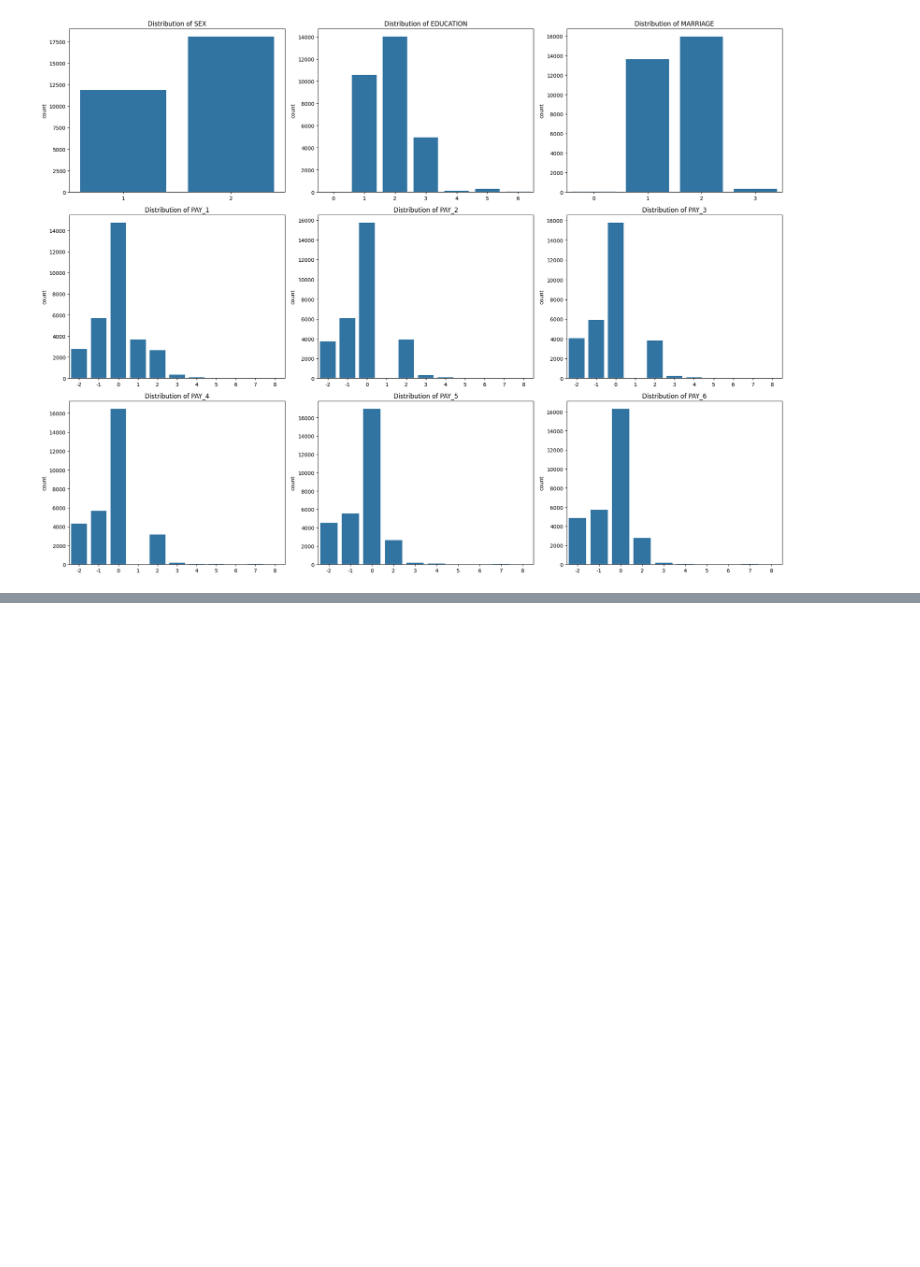
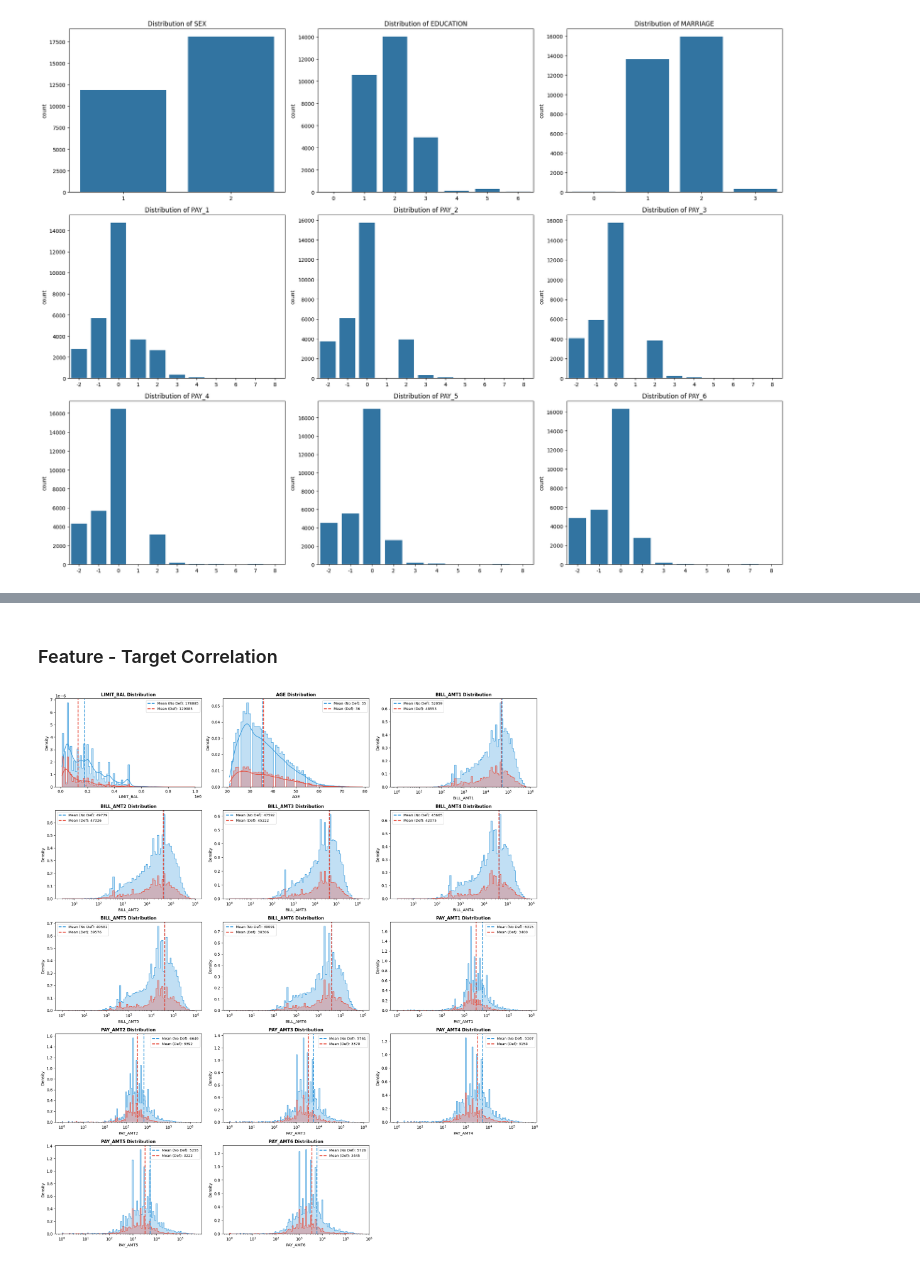
Before and after one commit to dakboiszzz/credit-default-insights, a Jupyter notebook: notebooks/data_exploration.ipynb, the cells around one changed output, grey strips where cells are left out. Cells and saved outputs as stored; diff of their text form; code cells hidden in the pictures; blank space fills up the shorter version.

```diff
--- a/notebooks/data_exploration.ipynb
+++ b/notebooks/data_exploration.ipynb
@@ -268,0 +428,53 @@ From the graphs we can see that the distribution is somewhat inconsistent with t
+# %% [markdown]
+### Feature - Target Correlation
+# %%
+
+numerical_features = ['LIMIT_BAL', 'AGE'] + [f'BILL_AMT{i}' for i in range(1, 7)] + [f'PAY_AMT{i}' for i in range(1, 7)]
+
+# 2. Setup Target
+target = 'DEFAULT'
+class_labels = {0: 'No Default', 1: 'Default'}
+colors = {0: '#3498db', 1: '#e74c3c'} # Blue for Good, Red for Bad
+
+# 3. Calculate grid size
+n_cols_to_plot = len(numerical_features)
+n_rows = math.ceil(n_cols_to_plot / 3)
+n_cols_grid = min(3, n_cols_to_plot)
+
+# 4. Create Figure
+fig, axes = plt.subplots(n_rows, n_cols_grid, figsize=(18, n_rows * 4))
+if n_rows > 1: axes = axes.flatten()
+
+# 5. The Loop
+for i, col in enumerate(numerical_features):
+    ax = axes[i]
+
+    # Calculate means for the vertical lines
+    mean_0 = df[df[target] == 0][col].mean()
+    mean_1 = df[df[target] == 1][col].mean()
+
+    # PLOT: Histogram
+    # We use log_scale=True for Bill/Pay Amounts because financial data is often heavily skewed
+    # (Lots of people with $0 bills, few with $1M bills)
+    use_log = 'AMT' in col
+
+    sns.histplot(data=df, x=col, hue=target, hue_order=[1, 0],
+                 kde=True, element='step', stat='density', # Density helps compare groups of different sizes
+                 ax=ax, palette=colors, alpha=0.3, log_scale=use_log)
+
+    # Add Vertical Mean Lines
+    ax.axvline(mean_0, color=colors[0], linestyle='--', linewidth=2, label=f'Mean (No Def): {mean_0:.0f}')
+    ax.axvline(mean_1, color=colors[1], linestyle='--', linewidth=2, label=f'Mean (Def): {mean_1:.0f}')
+
+    # Formatting
+    ax.set_title(f'{col} Distribution', fontsize=11, fontweight='bold')
+    ax.legend(fontsize=9)
+
+# Hide extra subplots
+for j in range(i + 1, len(axes)):
+    axes[j].axis('off')
+
+plt.tight_layout()
+plt.show()
+# %% [output]
+[figure, added]
```
Also changed, not shown: parts of 27 cells of this notebook.
